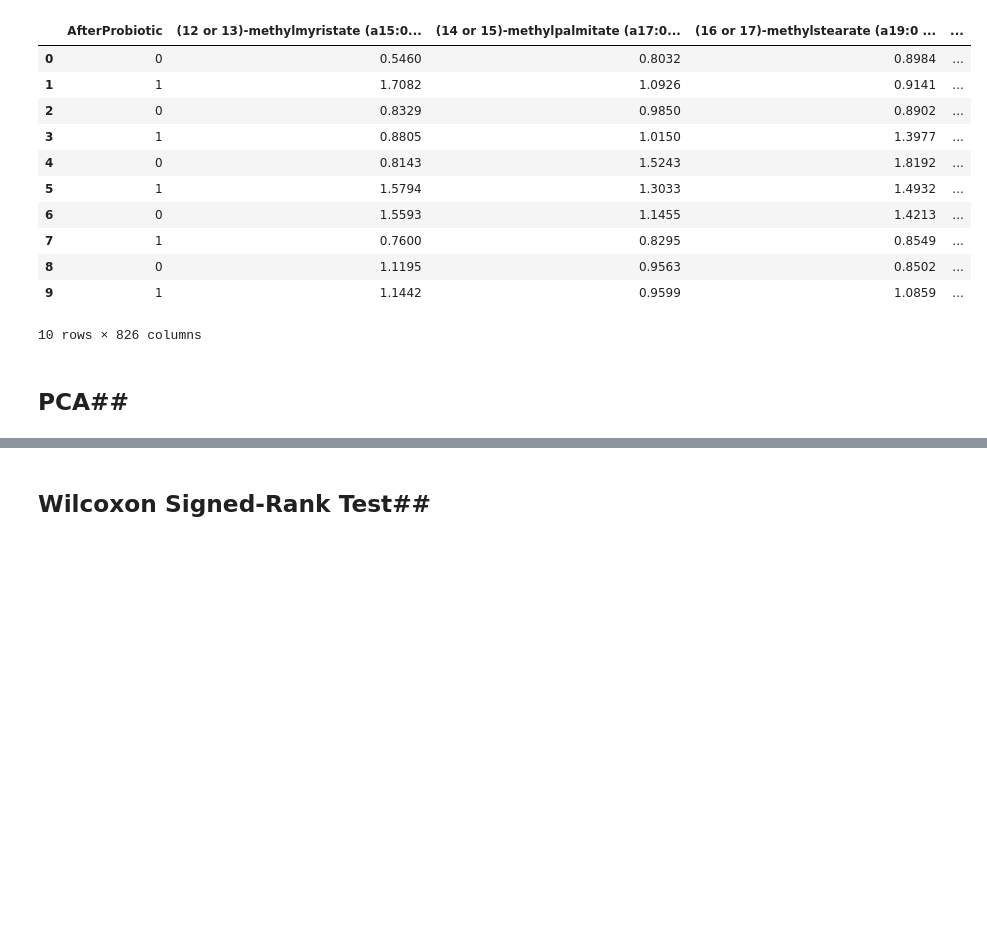
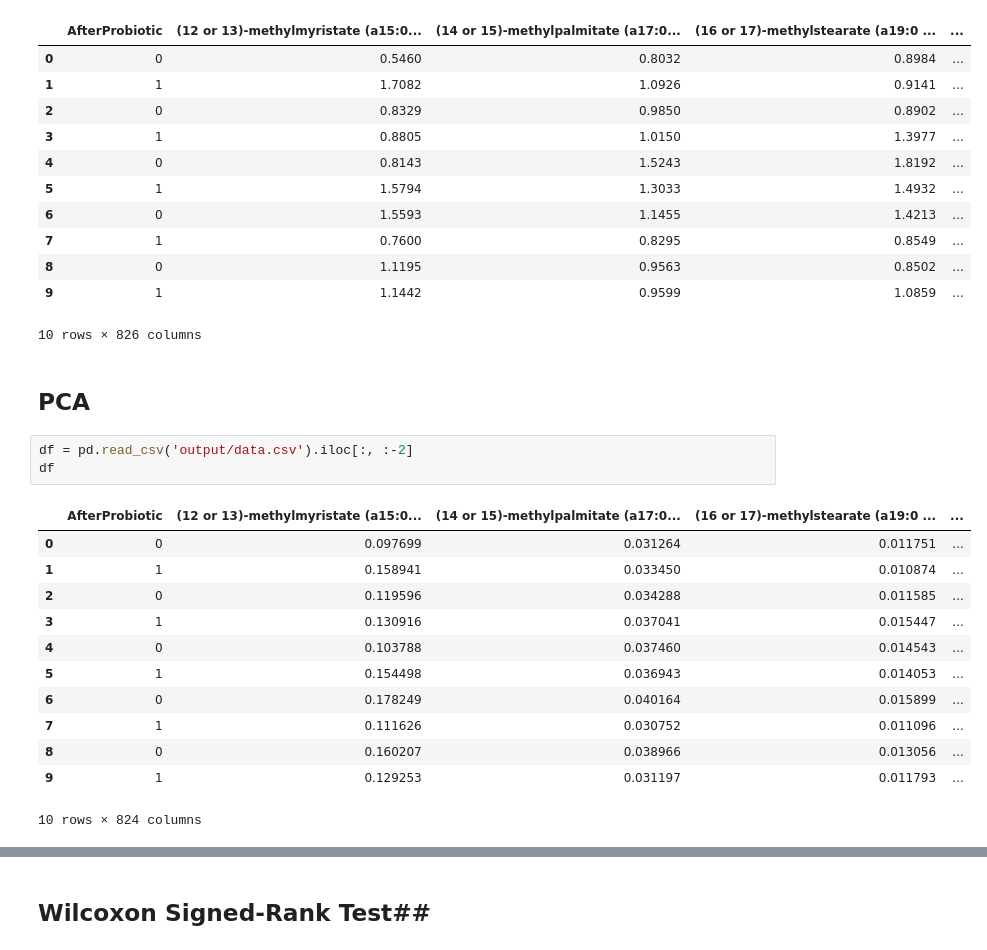
Before and after one commit to danielchang2002/FecalMetabolomics, a Jupyter notebook: FecalMetabolomics2.ipynb, the cells around one changed output, grey strips where cells are left out. Drawn from its saved outputs; the diff is of its cells as text; blank space fills up the shorter version.

```diff
--- a/FecalMetabolomics2.ipynb
+++ b/FecalMetabolomics2.ipynb
@@ -84,7 +84,23 @@ cleaned2
 | 9 | 1 | 1.1442 | 0.9599 | 1.0859 | ... |
 10 rows × 826 columns
 # %% [markdown]
-## **PCA**##
+## PCA
+# %%
+df = pd.read_csv('output/data.csv').iloc[:, :-2]
+df
+# %% [output]
+|  | AfterProbiotic | (12 or 13)-methylmyristate (a15:0... | (14 or 15)-methylpalmitate (a17:0... | (16 or 17)-methylstearate (a19:0 ... | ... |
+| 0 | 0 | 0.097699 | 0.031264 | 0.011751 | ... |
+| 1 | 1 | 0.158941 | 0.033450 | 0.010874 | ... |
+| 2 | 0 | 0.119596 | 0.034288 | 0.011585 | ... |
+| 3 | 1 | 0.130916 | 0.037041 | 0.015447 | ... |
+| 4 | 0 | 0.103788 | 0.037460 | 0.014543 | ... |
+| 5 | 1 | 0.154498 | 0.036943 | 0.014053 | ... |
+| 6 | 0 | 0.178249 | 0.040164 | 0.015899 | ... |
+| 7 | 1 | 0.111626 | 0.030752 | 0.011096 | ... |
+| 8 | 0 | 0.160207 | 0.038966 | 0.013056 | ... |
+| 9 | 1 | 0.129253 | 0.031197 | 0.011793 | ... |
+10 rows × 824 columns
 # %%
 from sklearn.decomposition import PCA
 
```
Also changed, not shown: parts of 4 cells of this notebook, 4 other files.
